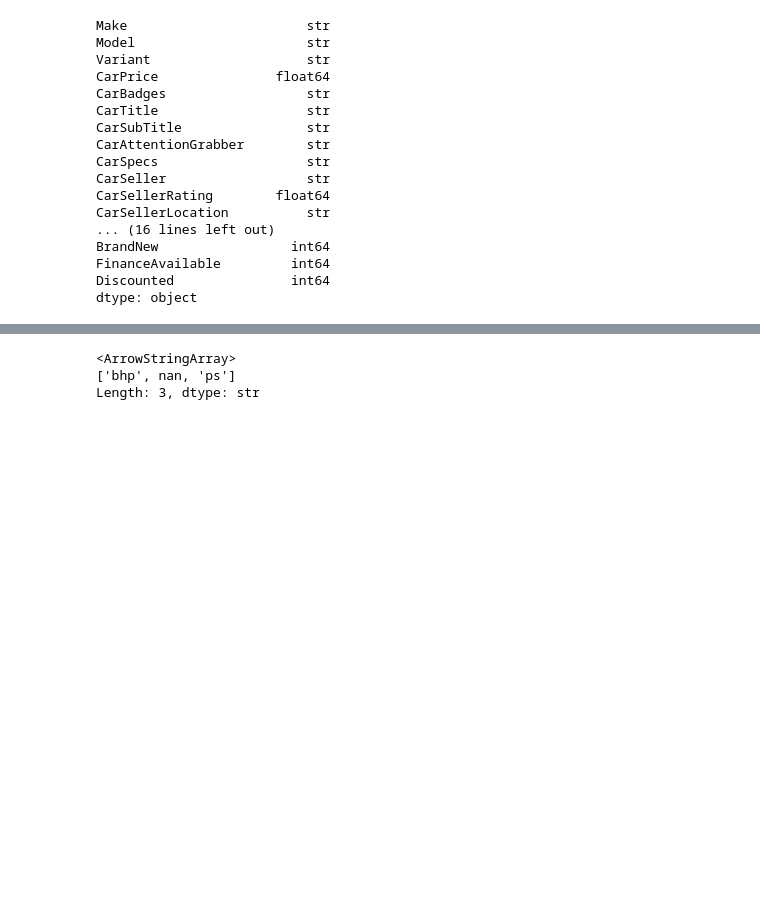
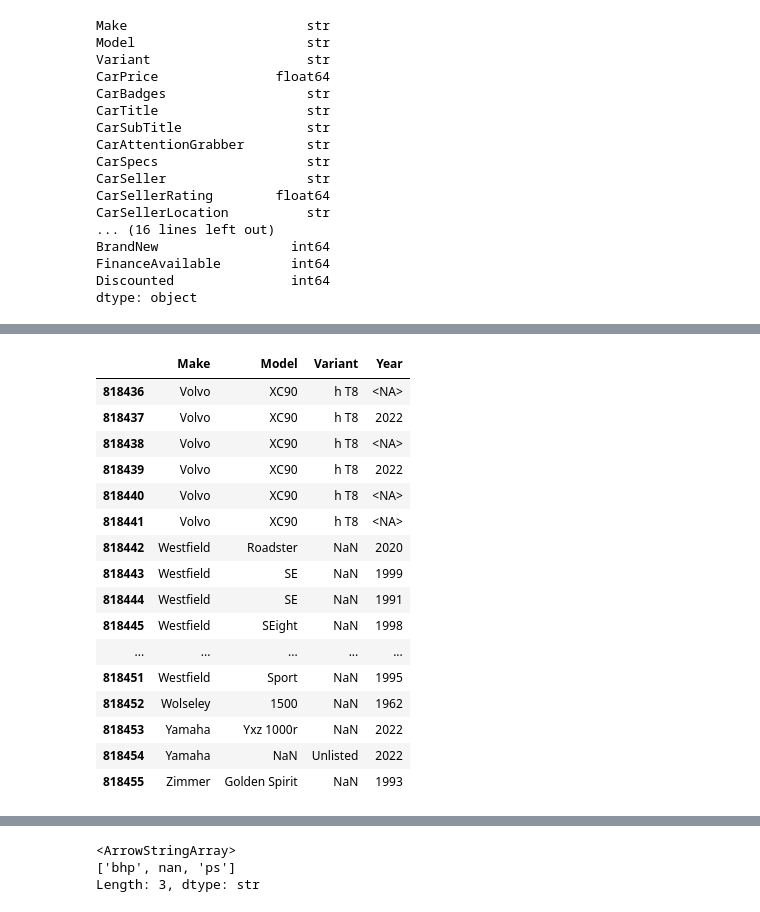
Before and after one commit to jenboc/used-car-price-prediction, a Jupyter notebook: notebooks/02_preparation.ipynb, the cells around one changed output, grey strips where cells are left out. Cells and saved outputs as stored; diff of their text form; code cells hidden in the pictures; blank space fills up the shorter version.

```diff
--- a/notebooks/02_preparation.ipynb
+++ b/notebooks/02_preparation.ipynb
@@ -482,0 +184,21 @@ $$
+# %%
+df["Year"] = pd.to_numeric(df["Year"], errors="coerce").astype(pd.Int64Dtype())
+df[["Make", "Model", "Variant", "Year"]].tail(20)
+# %% [output]
+|  | Make | Model | Variant | Year |
+| 818436 | Volvo | XC90 | h T8 | <NA> |
+| 818437 | Volvo | XC90 | h T8 | 2022 |
+| 818438 | Volvo | XC90 | h T8 | <NA> |
+| 818439 | Volvo | XC90 | h T8 | 2022 |
+| 818440 | Volvo | XC90 | h T8 | <NA> |
+| 818441 | Volvo | XC90 | h T8 | <NA> |
+| 818442 | Westfield | Roadster | NaN | 2020 |
+| 818443 | Westfield | SE | NaN | 1999 |
+| 818444 | Westfield | SE | NaN | 1991 |
+| 818445 | Westfield | SEight | NaN | 1998 |
+| ... | ... | ... | ... | ... |
+| 818451 | Westfield | Sport | NaN | 1995 |
+| 818452 | Wolseley | 1500 | NaN | 1962 |
+| 818453 | Yamaha | Yxz 1000r | NaN | 2022 |
+| 818454 | Yamaha | NaN | Unlisted | 2022 |
+| 818455 | Zimmer | Golden Spirit | NaN | 1993 |
```
Also changed, not shown: parts of 101 cells of this notebook, 1 other file.
